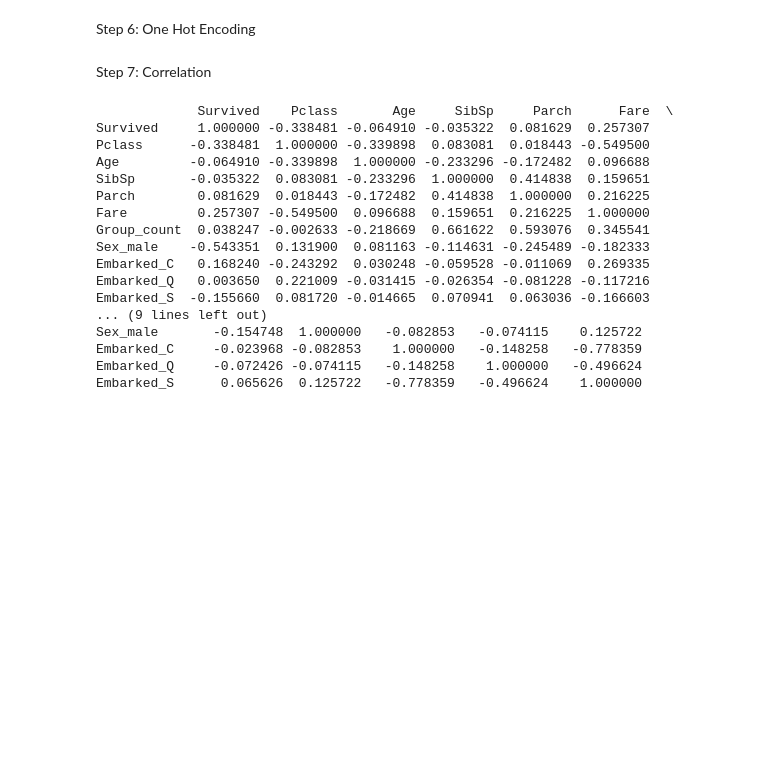
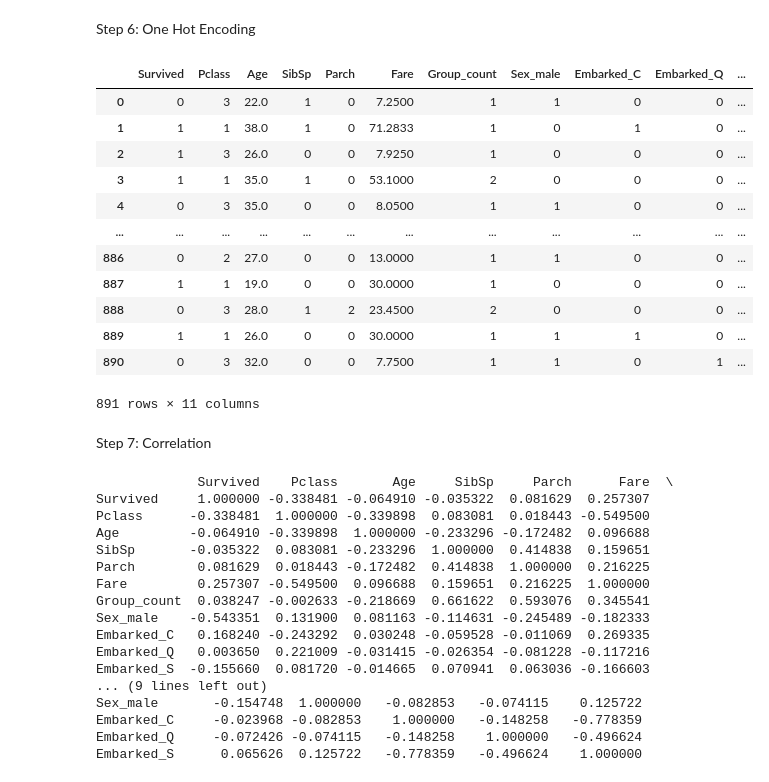
Before and after one commit to invi-bhagyesh/Mars-Rover-team-Projects, a Jupyter notebook: MRM_Titanic/MRM_titanic1.ipynb, the cells around one changed output. Drawn from its saved outputs; the diff is of its cells as text; code cells hidden in the pictures; blank space fills up the shorter version.

```diff
--- a/MRM_Titanic/MRM_titanic1.ipynb
+++ b/MRM_Titanic/MRM_titanic1.ipynb
@@ -88,7 +103,24 @@ Step 6: One Hot Encoding
 # %%
 # One-Hot encoding
 dt = pd.get_dummies(dt, drop_first=True)
+pd.set_option('future.no_silent_downcasting', True)
+# warning occurs because pandas is planning a change in how it automatically “downcasts” data types during replacement operations.
 dt.replace({True: 1, False: 0}, inplace=True)
+dt
+# %% [output]
+|  | Survived | Pclass | Age | SibSp | Parch | Fare | Group_count | Sex_male | Embarked_C | Embarked_Q | ... |
+| 0 | 0 | 3 | 22.0 | 1 | 0 | 7.2500 | 1 | 1 | 0 | 0 | ... |
+| 1 | 1 | 1 | 38.0 | 1 | 0 | 71.2833 | 1 | 0 | 1 | 0 | ... |
+| 2 | 1 | 3 | 26.0 | 0 | 0 | 7.9250 | 1 | 0 | 0 | 0 | ... |
+| 3 | 1 | 1 | 35.0 | 1 | 0 | 53.1000 | 2 | 0 | 0 | 0 | ... |
+| 4 | 0 | 3 | 35.0 | 0 | 0 | 8.0500 | 1 | 1 | 0 | 0 | ... |
+| ... | ... | ... | ... | ... | ... | ... | ... | ... | ... | ... | ... |
+| 886 | 0 | 2 | 27.0 | 0 | 0 | 13.0000 | 1 | 1 | 0 | 0 | ... |
+| 887 | 1 | 1 | 19.0 | 0 | 0 | 30.0000 | 1 | 0 | 0 | 0 | ... |
+| 888 | 0 | 3 | 28.0 | 1 | 2 | 23.4500 | 2 | 0 | 0 | 0 | ... |
+| 889 | 1 | 1 | 26.0 | 0 | 0 | 30.0000 | 1 | 1 | 1 | 0 | ... |
+| 890 | 0 | 3 | 32.0 | 0 | 0 | 7.7500 | 1 | 1 | 0 | 1 | ... |
+891 rows × 11 columns
 # %% [markdown]
 Step 7: Correlation
 # %%
```
Also changed, not shown: parts of 3 cells of this notebook.
